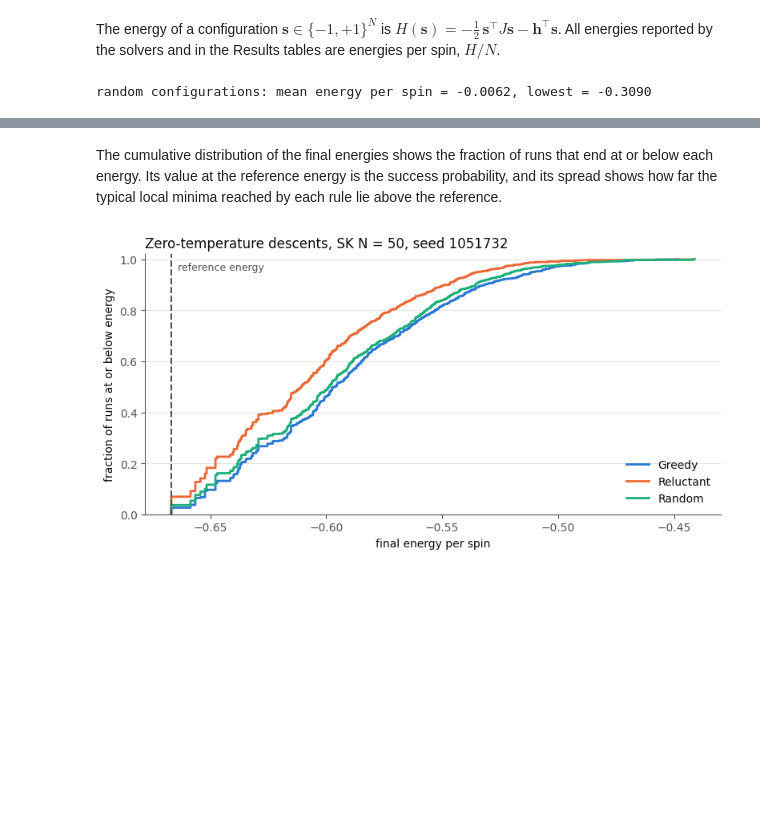
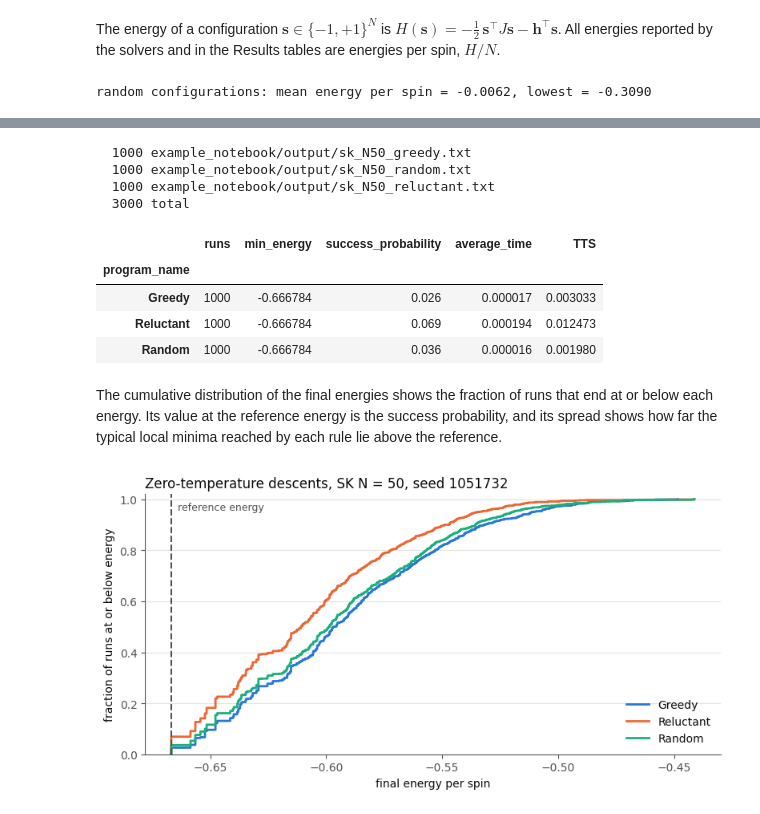
Before and after one commit to ocadni/spin-glass-benchmarks, a Jupyter notebook: example_notebook/tutorial.ipynb, the cells around one changed output, grey strips where cells are left out. Saved outputs shown, nothing was run; the diff lists cells and outputs as text; code cells hidden in the pictures; blank space fills up the shorter version.

```diff
--- a/example_notebook/tutorial.ipynb
+++ b/example_notebook/tutorial.ipynb
@@ -411,0 +335,7 @@ $ greedy instances/sk/N50/sk_couplings_N50_J0_seed1051732.txt --num-spins 50 --i
+# %%
+%%bash
+for mode in greedy reluctant random; do
+    example_notebook/output/greedy instances/sk/N50/sk_couplings_N50_J0_seed1051732.txt \
+        --num-spins 50 --instance-seed 1051732 \
+        --mode $mode --pop-size 1 --sweeps 100000000 --seed 1 2> /dev/null
+done
@@ -411,0 +506,9 @@ $ greedy instances/sk/N50/sk_couplings_N50_J0_seed1051732.txt --num-spins 50 --i
+# %%
+N, SEED = 50, 1051732
+
+published = pd.read_csv("experiments/sapienza/results/sk/summary.csv")
+published = published[(published.N == N) & (published.seed == SEED)].set_index("program_name")
+REFERENCE = published.min_energy.min()
+TOLERANCE = 1.5e-6
+print(f"reference energy per spin: {REFERENCE:.8f}")
+published[["min_energy", "success_probability", "average_time", "TTS", "hardware"]]
@@ -412,3 +550,43 @@ $ greedy instances/sk/N50/sk_couplings_N50_J0_seed1051732.txt --num-spins 50 --i
+# %%
+%%bash
+INSTANCE=instances/sk/N50/sk_couplings_N50_J0_seed1051732.txt
+
+for mode in greedy reluctant random; do
+    for seed in $(seq 0 999); do
+        example_notebook/output/greedy $INSTANCE \
+            --num-spins 50 --instance-seed 1051732 \
+            --mode $mode --pop-size 1 --sweeps 100000000 --seed $seed 2> /dev/null
+    done > example_notebook/output/sk_N50_$mode.txt
+done
+wc -l example_notebook/output/sk_N50_*.txt
+# %% [output]
+  1000 example_notebook/output/sk_N50_greedy.txt
+  1000 example_notebook/output/sk_N50_random.txt
+  1000 example_notebook/output/sk_N50_reluctant.txt
+  3000 total
+# %%
+DESCENT_COLUMNS = ["flips", "N", "instance_seed", "run_seed", "energy", "seconds"]
+DESCENT_NAMES = {"greedy": "Greedy", "reluctant": "Reluctant", "random": "Random"}
+
+
+def read_descent_runs(path: Path) -> pd.DataFrame:
+    return pd.read_csv(path, sep=r"\s+", header=None, names=DESCENT_COLUMNS)
+
+
+descent_energies = {}
+reproduced = []
+for mode, name in DESCENT_NAMES.items():
+    runs = read_descent_runs(OUTPUT / f"sk_N{N}_{mode}.txt")
+    descent_energies[name] = runs.energy.to_numpy()
+    reproduced.append(summarize(name, runs.energy, runs.seconds, REFERENCE))
+
+pd.DataFrame(reproduced).set_index("program_name")
+# %% [output]
+|  | runs | min_energy | success_probability | average_time | TTS |
+| program_name |  |  |  |  |  |
+| Greedy | 1000 | -0.666784 | 0.026 | 0.000017 | 0.003033 |
+| Reluctant | 1000 | -0.666784 | 0.069 | 0.000194 | 0.012473 |
+| Random | 1000 | -0.666784 | 0.036 | 0.000016 | 0.001980 |
 # %% [markdown]
 The cumulative distribution of the final energies shows the fraction of runs that end at or below each energy. Its value at the reference energy is the success probability, and its spread shows how far the typical local minima reached by each rule lie above the reference.
 # %%
```
Also changed, not shown: parts of 81 cells of this notebook, 1 other file.
